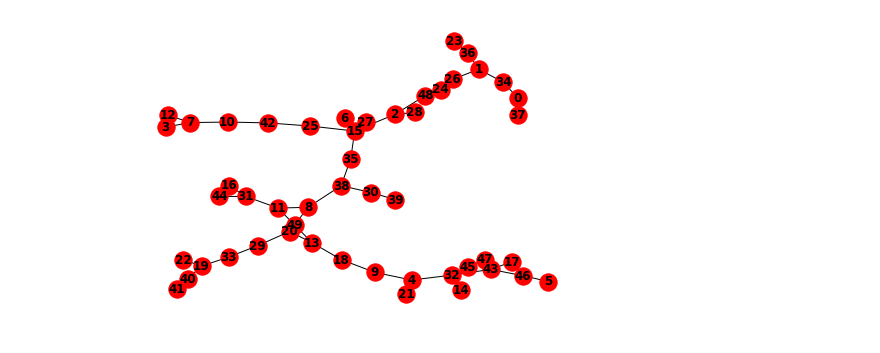
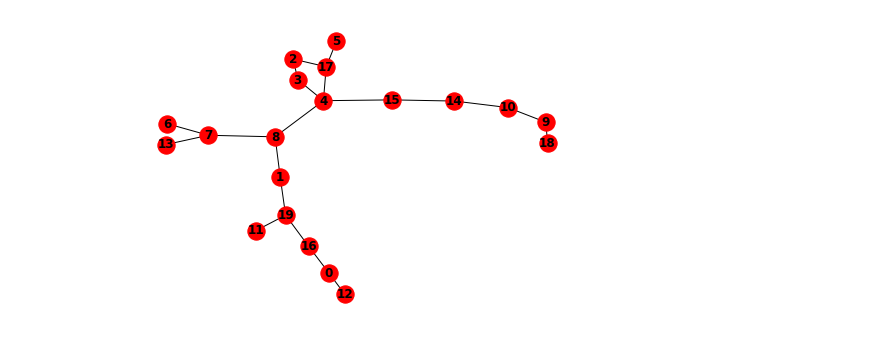
Before and after one commit to ZhangYifeng97/distributed_auction, a Jupyter notebook: auction.ipynb, the cells around one changed output. Cells and saved outputs as stored; diff of their text form; code cells hidden in the pictures.

```diff
--- a/auction.ipynb
+++ b/auction.ipynb
@@ -1,26 +1,26 @@
 # %%
 import networkx as nx
 from utils import *
 import matplotlib.pyplot as plt
 import random
 
 
 
-num_nodes = 50
+num_nodes = 20
 
 # G = nx.Graph()
-G = nx.connected_watts_strogatz_graph(num_nodes, 2, 1)
+G = nx.connected_watts_strogatz_graph(num_nodes, 2, 0.8)
 
 
 # nodes = [i for i in range(1, 8)]
 # edges = [(1, 2), (1, 3),(2, 4), (3, 4), (4, 6), (5, 6), (5, 7), (6, 7)]
 
 # G.add_nodes_from(nodes)
 # G.add_edges_from(edges)
 nx.draw(G, with_labels=True, font_weight='bold')
 plt.show()
 # %% [output]
-[figure, old version]
+[figure, new version]
 # %%
 valuations = {}
 for i in range(len(G.nodes)):
```
Also changed, not shown: parts of 6 cells of this notebook, 2 other files.
